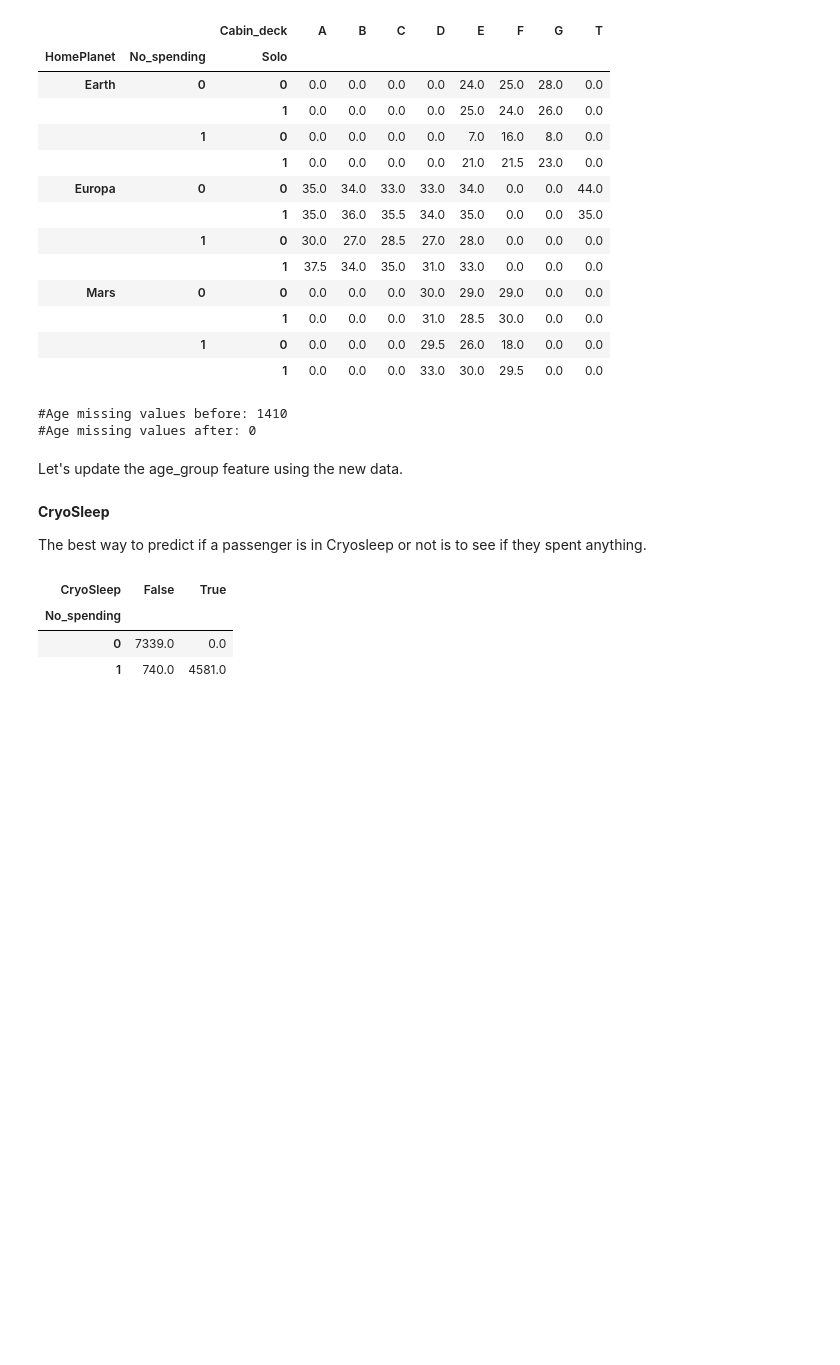
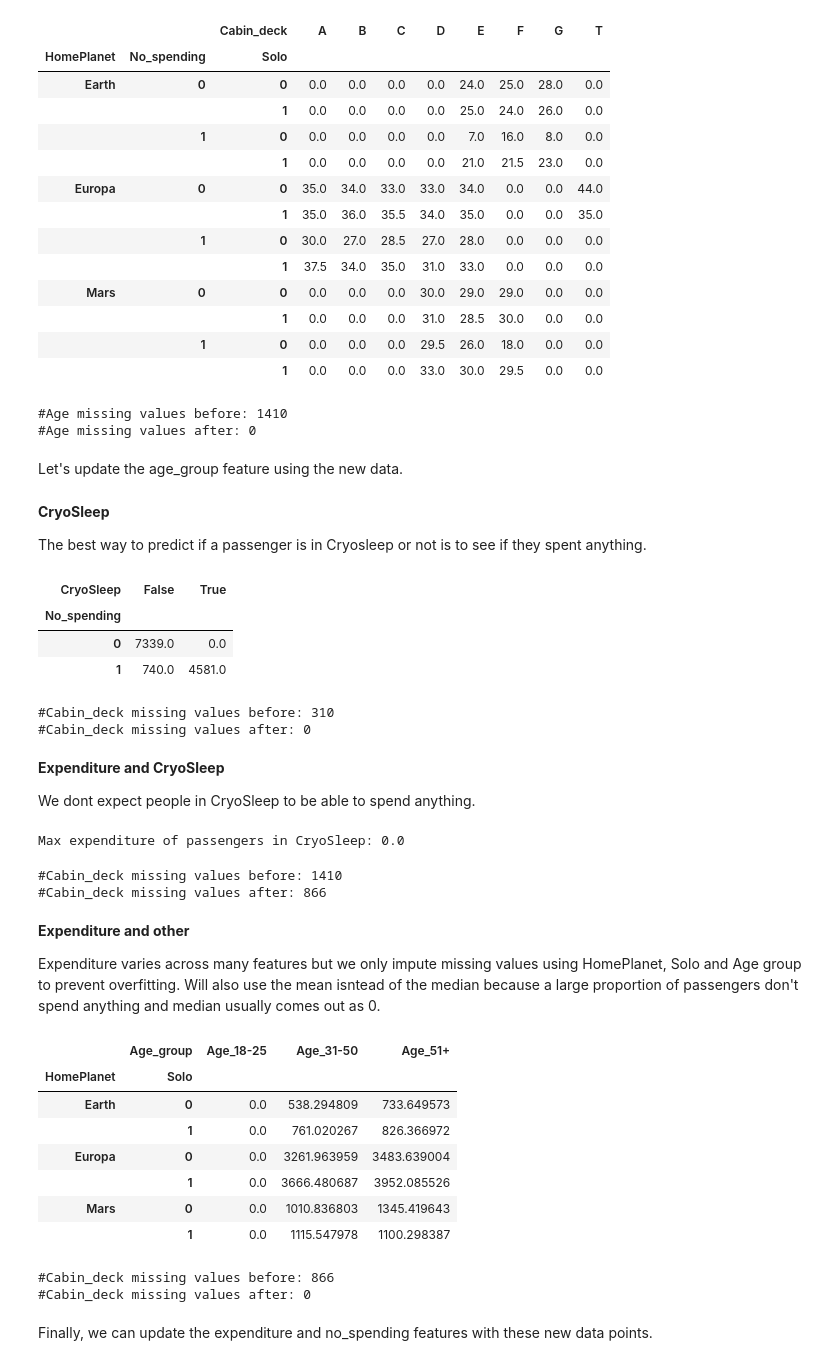
Before and after one commit to cclores1/Gantry-Kinematics, a Jupyter notebook: fork-of-space-titanic-competition-v1-1-a57f3f.ipynb, the cells around one changed output. Drawn from its saved outputs; the diff is of its cells as text; code cells hidden in the pictures; blank space fills up the shorter version.

```diff
--- a/fork-of-space-titanic-competition-v1-1-a57f3f.ipynb
+++ b/fork-of-space-titanic-competition-v1-1-a57f3f.ipynb
@@ -1053,3 +1053,75 @@ data.groupby(['No_spending', 'CryoSleep'])['CryoSleep'].size().unstack().fillna(
 | No_spending |  |  |
 | 0 | 7339.0 | 0.0 |
 | 1 | 740.0 | 4581.0 |
+# %%
+# Missing values before
+CSL_bef=data['CryoSleep'].isna().sum()
+
+# Fill missing values using the mode
+na_rows_CSL=data.loc[data['CryoSleep'].isna(),'CryoSleep'].index
+data.loc[data['CryoSleep'].isna(),'CryoSleep']=data.groupby(['No_spending'])['CryoSleep'].transform(lambda x: x.fillna(pd.Series.mode(x)[0]))[na_rows_CSL]
+
+# Print number of missing values left
+print('#Cabin_deck missing values before:',CSL_bef)
+print('#Cabin_deck missing values after:',data['CryoSleep'].isna().sum())
+# %% [output]
+#Cabin_deck missing values before: 310
+#Cabin_deck missing values after: 0
+# %% [markdown]
+**Expenditure and CryoSleep**
+
+We dont expect people in CryoSleep to be able to spend anything.
+# %%
+print('Max expenditure of passengers in CryoSleep:', data.loc[data['CryoSleep']== True,Exp_features].sum(axis=1).max())
+# %% [output]
+Max expenditure of passengers in CryoSleep: 0.0
+# %%
+# Missing values before
+E_bef=data[Exp_features].isna().sum().sum()
+
+# Fill missing values using the mode
+for col in Exp_features:
+    data.loc[(data[col].isna()) & (data['CryoSleep']==True), col]=0
+
+
+# Print number of missing values left
+print('#Cabin_deck missing values before:',E_bef)
+print('#Cabin_deck missing values after:',data[Exp_features].isna().sum().sum())
+# %% [output]
+#Cabin_deck missing values before: 1410
+#Cabin_deck missing values after: 866
+# %% [markdown]
+**Expenditure and other**
+
+Expenditure varies across many features but we only impute missing values using HomePlanet, Solo and Age group to prevent overfitting. Will also use the mean isntead of the median because a large proportion of passengers don't spend anything and median usually comes out as 0.
+# %%
+# Joint distribution
+
+data.groupby(['HomePlanet', 'Solo','Age_group'])['Expenditure'].mean().unstack().fillna(0)
+# %% [output]
+|  | Age_group | Age_18-25 | Age_31-50 | Age_51+ |
+| HomePlanet | Solo |  |  |  |
+| Earth | 0 | 0.0 | 538.294809 | 733.649573 |
+|  | 1 | 0.0 | 761.020267 | 826.366972 |
+| Europa | 0 | 0.0 | 3261.963959 | 3483.639004 |
+|  | 1 | 0.0 | 3666.480687 | 3952.085526 |
+| Mars | 0 | 0.0 | 1010.836803 | 1345.419643 |
+|  | 1 | 0.0 | 1115.547978 | 1100.298387 |
+# %%
+# Missing values before
+E_bef=data[Exp_features].isna().sum().sum()
+
+# Fill missing values using the mode
+for col in Exp_features:
+    na_rows=data.loc[data[col].isna(),col].index
+    data.loc[data[col].isna(),col]=data.groupby(['HomePlanet','Solo','Age_group'])[col].transform(lambda x: x.fillna(pd.Series.mode(x)[0]))[na_rows]
+
+
+# Print number of missing values left
+print('#Cabin_deck missing values before:',E_bef)
+print('#Cabin_deck missing values after:',data[Exp_features].isna().sum().sum())
+# %% [output]
+#Cabin_deck missing values before: 866
+#Cabin_deck missing values after: 0
+# %% [markdown]
+Finally, we can update the expenditure and no_spending features with these new data points.
```
Also changed, not shown: parts of 7 cells of this notebook.
